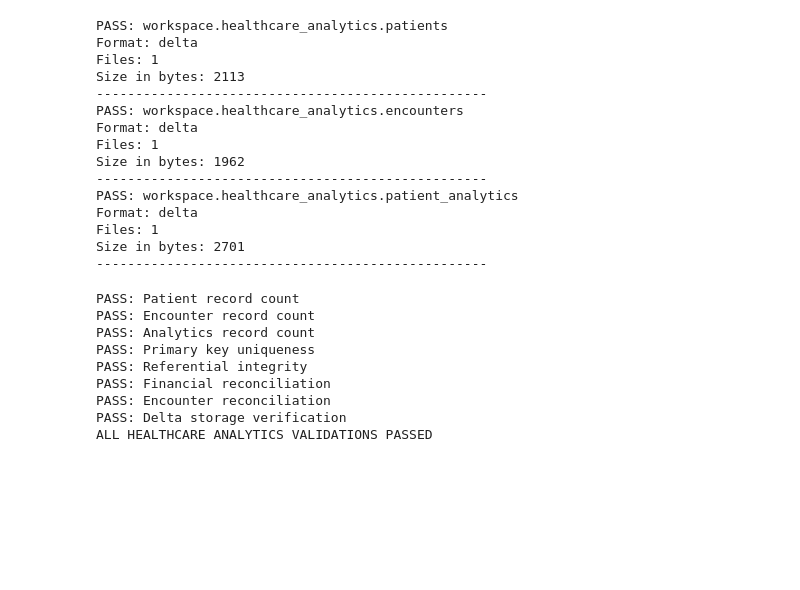
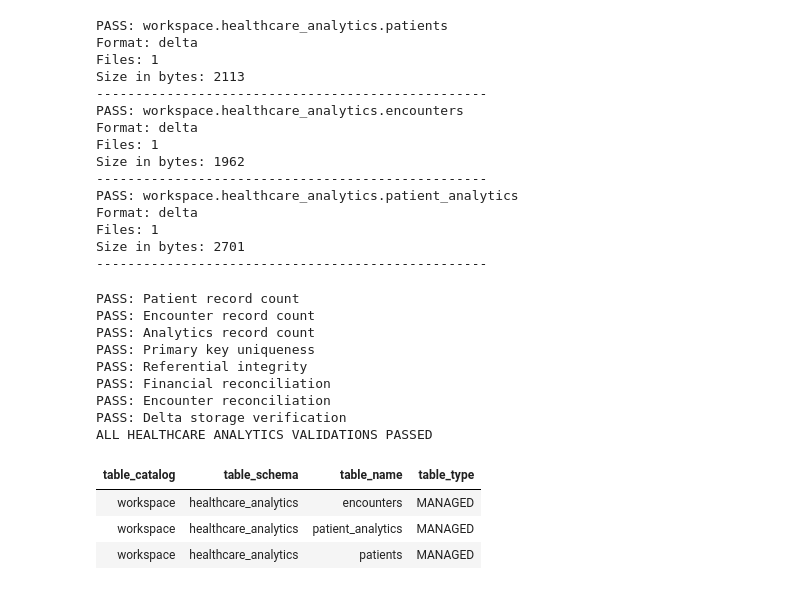
Before and after one commit to Chetanprince213/healthcare-ai-data-platform, a Jupyter notebook: databricks/notebooks/patient_data_exploration.ipynb, the cells around one changed output. Drawn from its saved outputs; the diff is of its cells as text; code cells hidden in the pictures; blank space fills up the shorter version.

Commit message:
feat: implement Delta Lake and Unity Catalog validation

```diff
--- a/databricks/notebooks/patient_data_exploration.ipynb
+++ b/databricks/notebooks/patient_data_exploration.ipynb
@@ -775,3 +778,19 @@ PASS: Financial reconciliation
 PASS: Encounter reconciliation
 PASS: Delta storage verification
 ALL HEALTHCARE ANALYTICS VALIDATIONS PASSED
+# %%
+%sql
+
+SELECT
+    table_catalog,
+    table_schema,
+    table_name,
+    table_type
+FROM workspace.information_schema.tables
+WHERE table_schema = 'healthcare_analytics'
+ORDER BY table_name;
+# %% [output]
+| table_catalog | table_schema | table_name | table_type |
+| workspace | healthcare_analytics | encounters | MANAGED |
+| workspace | healthcare_analytics | patient_analytics | MANAGED |
+| workspace | healthcare_analytics | patients | MANAGED |
```
Also changed, not shown: parts of 4 cells of this notebook.
